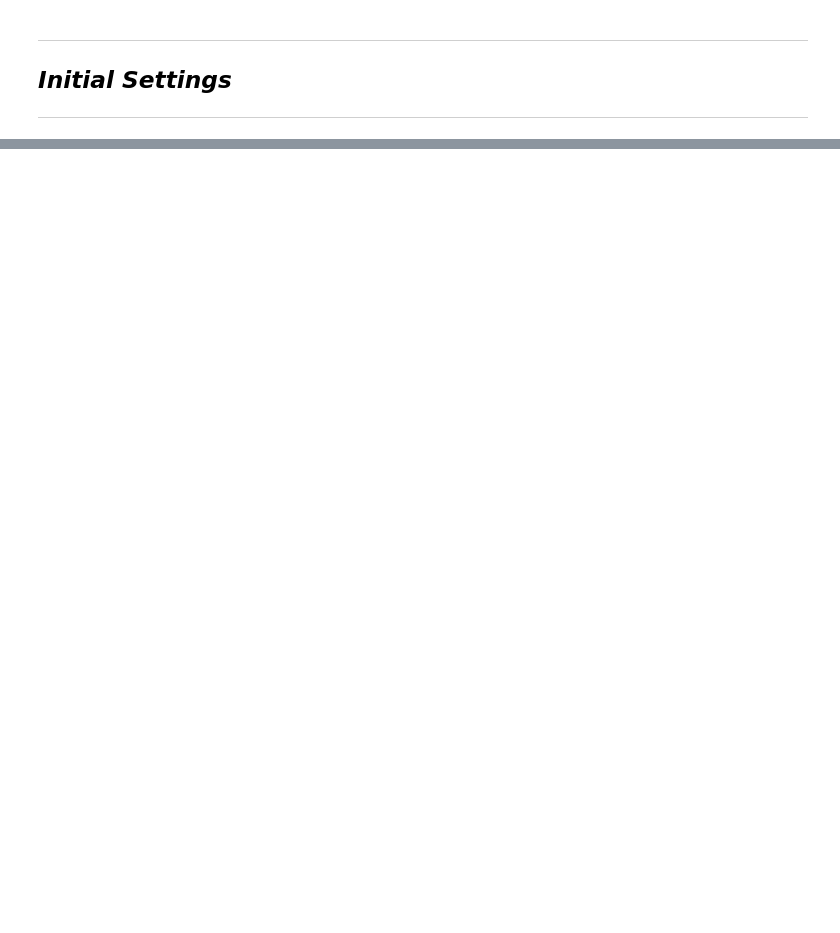
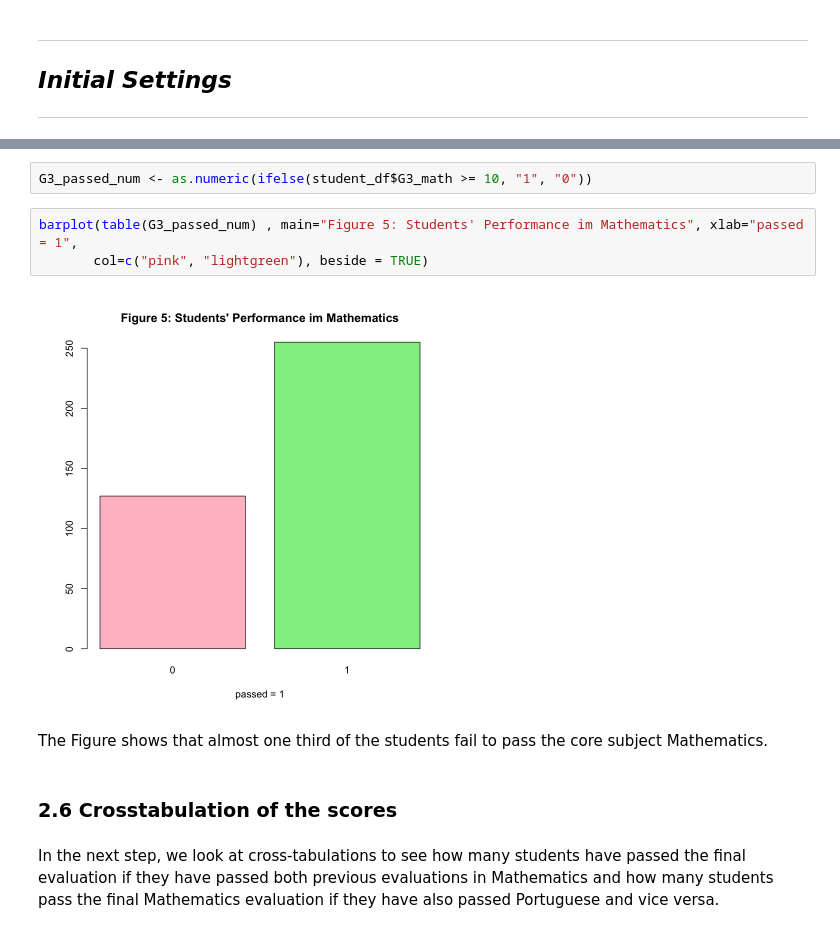
Before and after one commit to agaramow/student_performance, a Jupyter notebook: student_project.ipynb, the cells around one changed output, grey strips where cells are left out. Drawn from its saved outputs; the diff is of its cells as text; blank space fills up the shorter version.

```diff
--- a/student_project.ipynb
+++ b/student_project.ipynb
@@ -44,0 +314,13 @@ getwd()
+# %%
+G3_passed_num <- as.numeric(ifelse(student_df$G3_math >= 10, "1", "0"))
+# %%
+barplot(table(G3_passed_num) , main="Figure 5: Students' Performance im Mathematics", xlab="passed = 1",
+       col=c("pink", "lightgreen"), beside = TRUE)
+# %% [output]
+[figure, added]
+# %% [markdown]
+The Figure shows that almost one third of the students fail to pass the core subject Mathematics.
+# %% [markdown]
+### 2.6 Crosstabulation of the scores
+# %% [markdown]
+In the next step, we look at cross-tabulations to see how many students have passed the final evaluation if they have passed both previous evaluations in Mathematics and how many students pass the final Mathematics evaluation if they have also passed Portuguese and vice versa.
```
Also changed, not shown: parts of 179 cells of this notebook, 11 other files.
